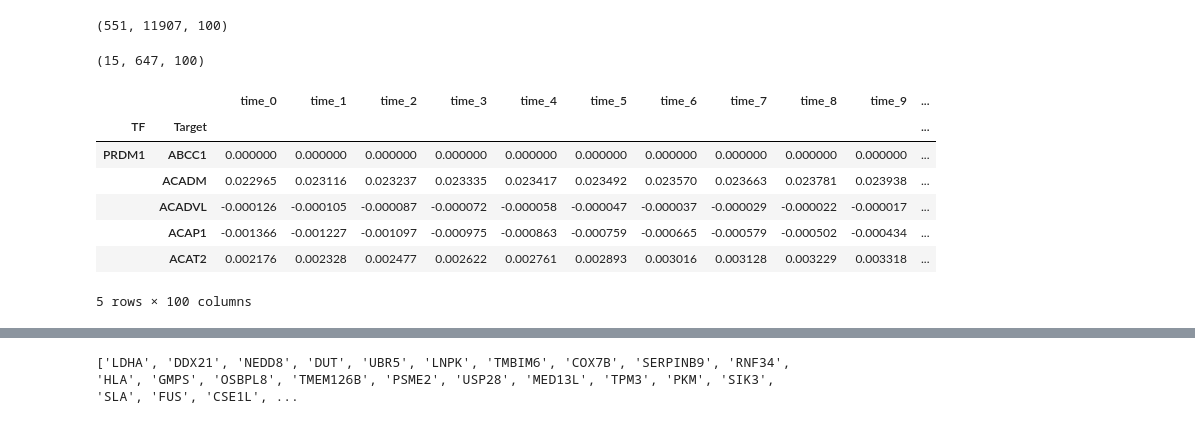
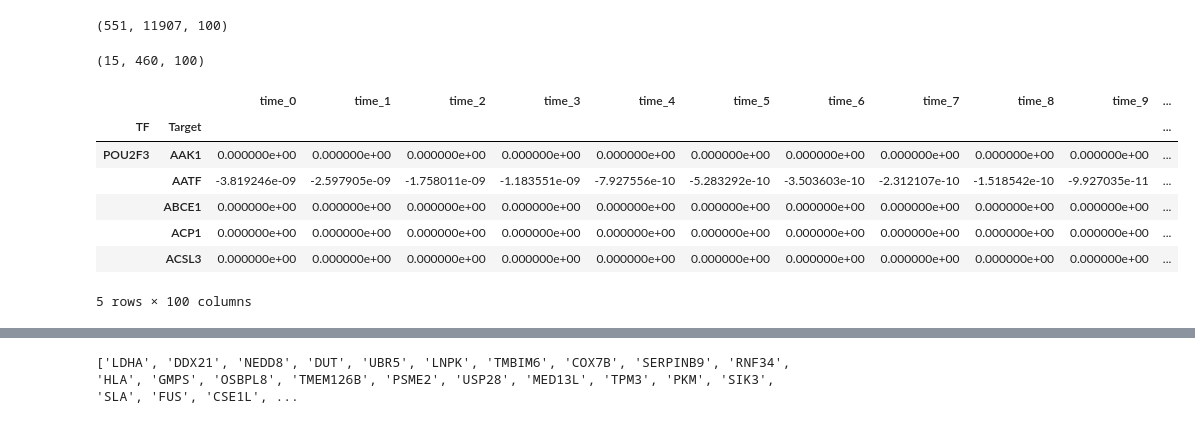
Before and after one commit to sachha-naksha/B_Cell_States, a Jupyter notebook: multiome_dynamic_regulation/py_scripts/analysis/global_grn_dynamics.ipynb, the cells around one changed output, grey strips where cells are left out. Drawn from its saved outputs; the diff is of its cells as text; code cells hidden in the pictures.

```diff
--- a/multiome_dynamic_regulation/py_scripts/analysis/global_grn_dynamics.ipynb
+++ b/multiome_dynamic_regulation/py_scripts/analysis/global_grn_dynamics.ipynb
@@ -17,2 +18,8 @@ dictys_dynamic_object = dictys.net.dynamic_network.from_file(os.path.join(output
 # %% [markdown]
 # Rank TFs unbiasedly based on their expression and regulation curve chars
+# %%
+gc_top_tfs = ['POU2F3','MYC','IKZF3','IKZF1','PAX5','IRF8','SPIB','BATF3','BHLHE22','E2F2','E2F8','VDR','MYB','SOX4','NFIL3']
+# %%
+# get tf_indices from pb_top_tfs_list
+tf_indices_top_gc, tf_gene_indices_top_gc, _ = get_tf_indices(dictys_dynamic_object, gc_top_tfs)
+display(tf_gene_indices_top_gc)
@@ -58,5 +103,5 @@ display(dnetbin.shape)
 # %%
-subnetworks_bin = dnetbin[np.ix_(tf_indices_top_pb_tfs, range(dnetbin.shape[1]), range(dnetbin.shape[2]))]
+subnetworks_bin = dnetbin[np.ix_(tf_indices_top_gc, range(dnetbin.shape[1]), range(dnetbin.shape[2]))]
 display(subnetworks_bin.shape)
 # %% [output]
 (15, 11907, 100)
@@ -82,33 +127,33 @@ display(dnet.shape)
 (551, 11907, 100)
 # %%
 # Filter the subnetworks array to keep only non-sparse genes
-filtered_subnetworks = dnet[np.ix_(tf_indices_top_pb_tfs,genes_to_keep_indices, range(dnet.shape[2]))]
+filtered_subnetworks = dnet[np.ix_(tf_indices_top_gc, genes_to_keep_indices, range(dnet.shape[2]))]
 print(filtered_subnetworks.shape)
 # %% [output]
-(15, 647, 100)
+(15, 460, 100)
 # %%
 # Create multi-index tuples (all combinations of TF-target pairs)
-index_tuples = [(tf, target) for tf in pb_top_tfs_list for target in kept_target_names]
+index_tuples = [(tf, target) for tf in gc_top_tfs for target in kept_target_names]
 multi_index = pd.MultiIndex.from_tuples(index_tuples, names=['TF', 'Target'])
 # Reshape the subnetworks array to 2D (pairs × time points)
 n_tfs, n_targets, n_times = filtered_subnetworks.shape
 reshaped_data = filtered_subnetworks.reshape(-1, n_times)
 
 # Create DataFrame with multi-index
 betas_dcurve = pd.DataFrame(
     reshaped_data,
     index=multi_index,
     columns=[f'time_{i}' for i in range(n_times)]
 )
 display(betas_dcurve.head())
 # %% [output]
 |  |  | time_0 | time_1 | time_2 | time_3 | time_4 | time_5 | time_6 | time_7 | time_8 | time_9 | ... |
 | TF | Target |  |  |  |  |  |  |  |  |  |  | ... |
-| PRDM1 | ABCC1 | 0.000000 | 0.000000 | 0.000000 | 0.000000 | 0.000000 | 0.000000 | 0.000000 | 0.000000 | 0.000000 | 0.000000 | ... |
-|  | ACADM | 0.022965 | 0.023116 | 0.023237 | 0.023335 | 0.023417 | 0.023492 | 0.023570 | 0.023663 | 0.023781 | 0.023938 | ... |
-|  | ACADVL | -0.000126 | -0.000105 | -0.000087 | -0.000072 | -0.000058 | -0.000047 | -0.000037 | -0.000029 | -0.000022 | -0.000017 | ... |
-|  | ACAP1 | -0.001366 | -0.001227 | -0.001097 | -0.000975 | -0.000863 | -0.000759 | -0.000665 | -0.000579 | -0.000502 | -0.000434 | ... |
-|  | ACAT2 | 0.002176 | 0.002328 | 0.002477 | 0.002622 | 0.002761 | 0.002893 | 0.003016 | 0.003128 | 0.003229 | 0.003318 | ... |
+| POU2F3 | AAK1 | 0.000000e+00 | 0.000000e+00 | 0.000000e+00 | 0.000000e+00 | 0.000000e+00 | 0.000000e+00 | 0.000000e+00 | 0.000000e+00 | 0.000000e+00 | 0.000000e+00 | ... |
+|  | AATF | -3.819246e-09 | -2.597905e-09 | -1.758011e-09 | -1.183551e-09 | -7.927556e-10 | -5.283292e-10 | -3.503603e-10 | -2.312107e-10 | -1.518542e-10 | -9.927035e-11 | ... |
+|  | ABCE1 | 0.000000e+00 | 0.000000e+00 | 0.000000e+00 | 0.000000e+00 | 0.000000e+00 | 0.000000e+00 | 0.000000e+00 | 0.000000e+00 | 0.000000e+00 | 0.000000e+00 | ... |
+|  | ACP1 | 0.000000e+00 | 0.000000e+00 | 0.000000e+00 | 0.000000e+00 | 0.000000e+00 | 0.000000e+00 | 0.000000e+00 | 0.000000e+00 | 0.000000e+00 | 0.000000e+00 | ... |
+|  | ACSL3 | 0.000000e+00 | 0.000000e+00 | 0.000000e+00 | 0.000000e+00 | 0.000000e+00 | 0.000000e+00 | 0.000000e+00 | 0.000000e+00 | 0.000000e+00 | 0.000000e+00 | ... |
 5 rows × 100 columns
 # %%
 import pandas as pd
```
Also changed, not shown: parts of 43 cells of this notebook, 1 other file.
